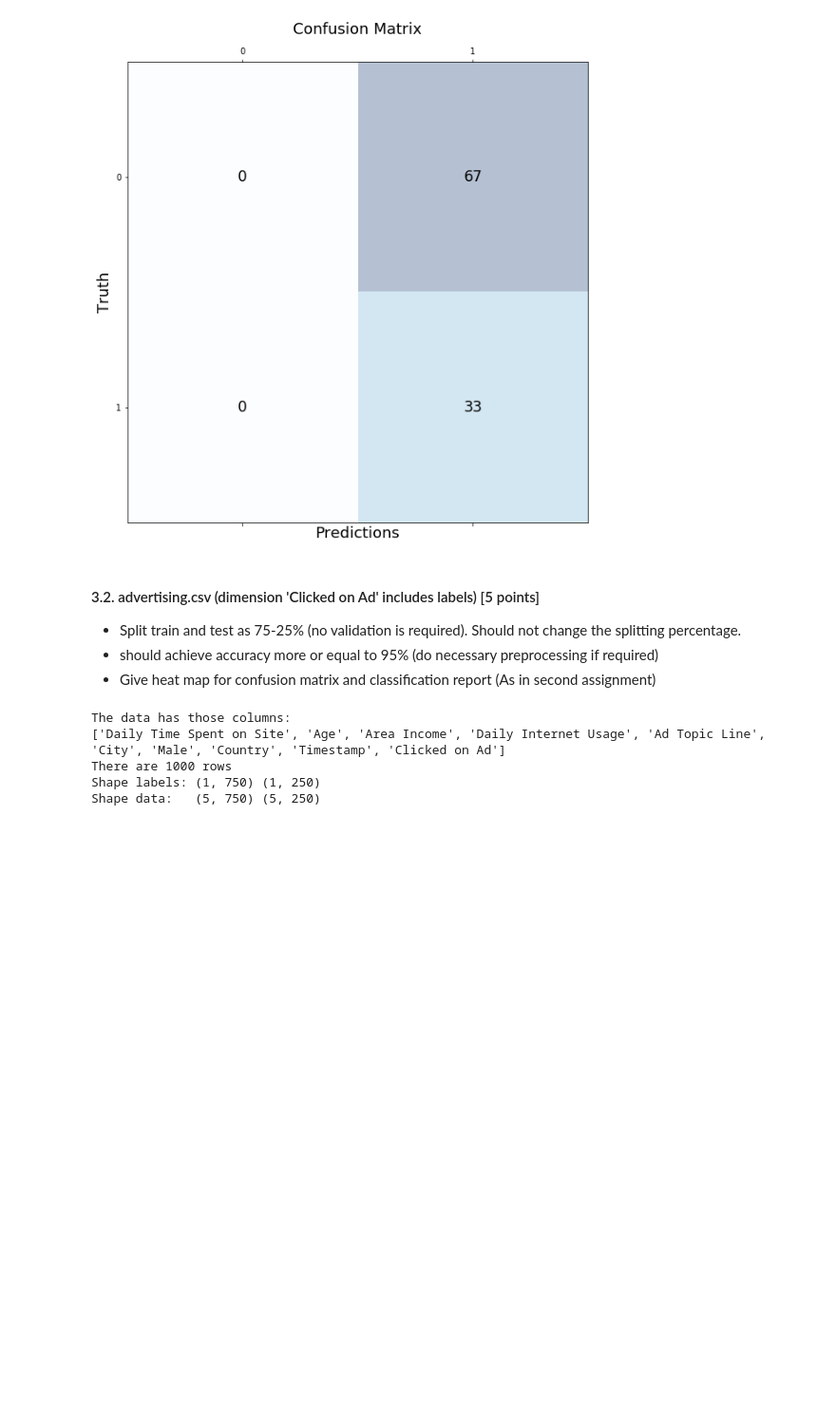
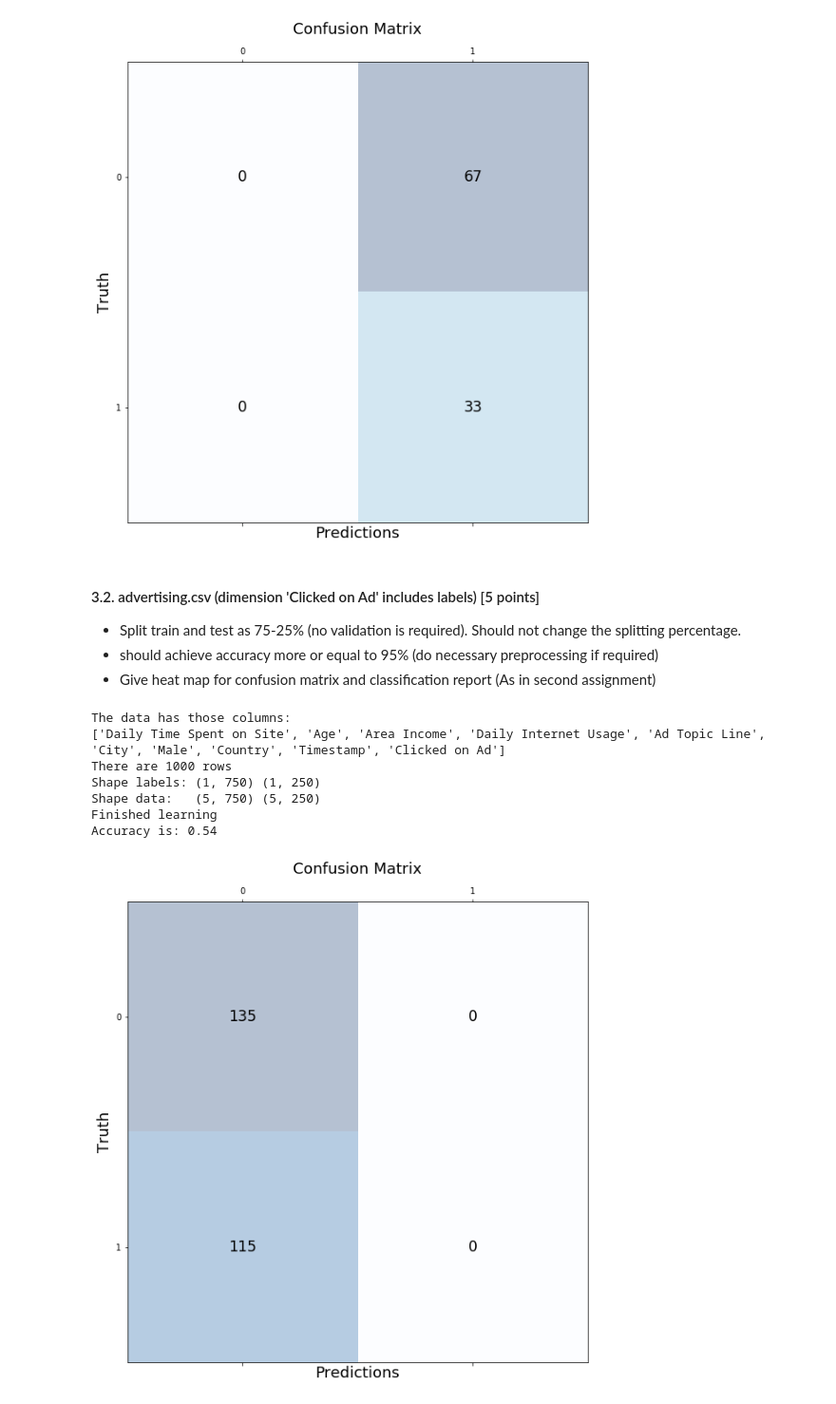
Before and after one commit to malwaru/Awesome-MachineLearning, a Jupyter notebook: ML_Assignment_04/Homework_LinDiscriminant_LogRegression.ipynb, the cells around one changed output. Shown at 95% size. Drawn from its saved outputs; the diff is of its cells as text; code cells hidden in the pictures; blank space fills up the shorter version.

```diff
--- a/ML_Assignment_04/Homework_LinDiscriminant_LogRegression.ipynb
+++ b/ML_Assignment_04/Homework_LinDiscriminant_LogRegression.ipynb
@@ -516,32 +516,35 @@ data_train = data_train.T
 data_test = data_test.T
 
 print(f"Shape labels: {labels_train.shape} {labels_test.shape}")
 print(f"Shape data:   {data_train.shape} {data_test.shape}")
 
 lr = LogisticRegressionModel()
-learning_rate = 0.0005
-iterations = 500000
+learning_rate = 0.005
+iterations = 5000
 lr.fit(data_train, labels_train, learning_rate=learning_rate, iterations=iterations)
 
 predictions = lr.predict(data_test)
 labels_list = list(labels_test[0])
 pred_list = list(predictions[0])
 
 confusion = confusion_matrix(labels_list, pred_list)
 
 correct = 0
 for pred, truth in zip(labels_list, pred_list):
     if pred == truth:
         correct += 1
 
 print(f"Accuracy is: {round(correct/len(list(labels_test[0])), 2)}")
 
 
 
 plot_conf_matrix(confusion)
 # %% [output]
 The data has those columns:
 ['Daily Time Spent on Site', 'Age', 'Area Income', 'Daily Internet Usage', 'Ad Topic Line', 'City', 'Male', 'Country', 'Timestamp', 'Clicked on Ad']
 There are 1000 rows
 Shape labels: (1, 750) (1, 250)
 Shape data:   (5, 750) (5, 250)
+Finished learning
+Accuracy is: 0.54
+[figure, added]
```
Also changed, not shown: parts of 1 cell of this notebook.
